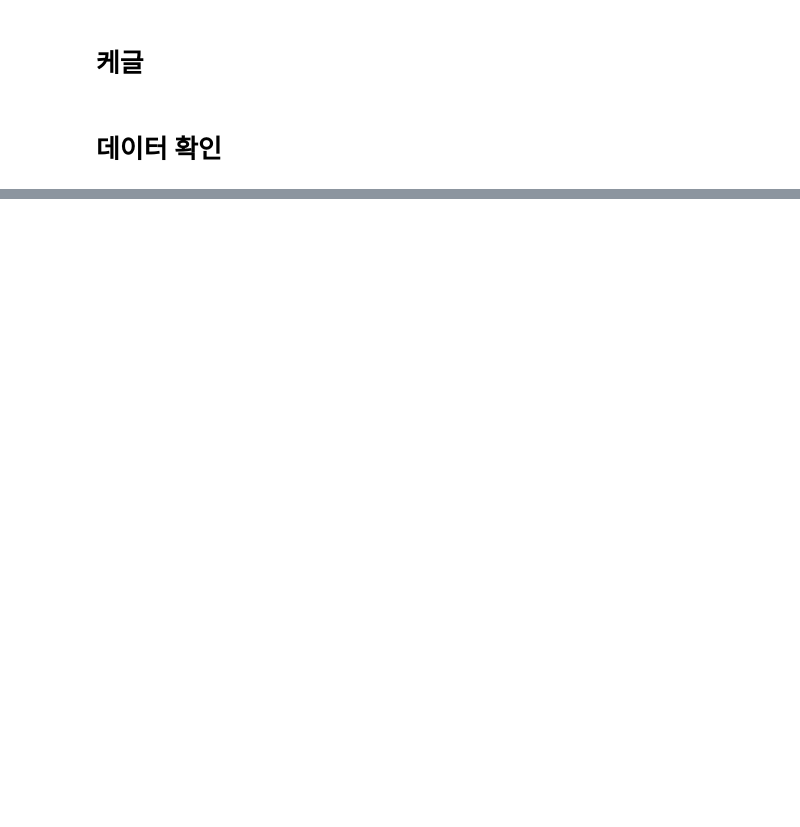
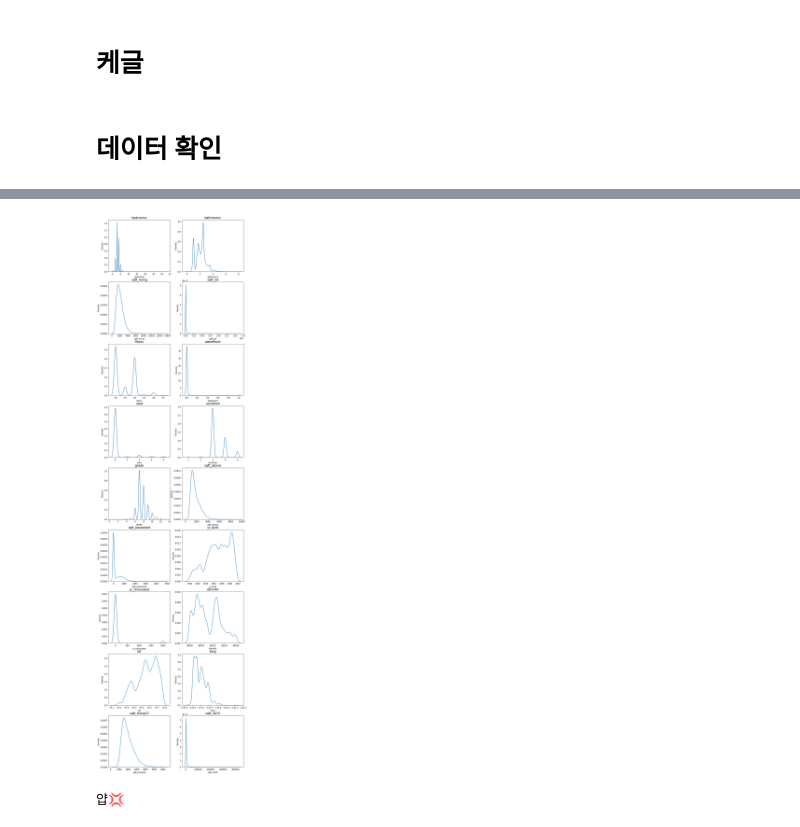
Before and after one commit to HSC-1/aiffel_achieve, a Jupyter notebook: (E9)keggle.ipynb, the cells around one changed output, grey strips where cells are left out. Saved outputs shown, nothing was run; the diff lists cells and outputs as text; code cells hidden in the pictures; blank space fills up the shorter version.

```diff
--- a/(E9)keggle.ipynb
+++ b/(E9)keggle.ipynb
@@ -16,0 +110,4 @@ sales = pd.read_csv('')
+# %%
+data['date'] = data['date'].apply(lambda x : str(x[:6]))
+
+data.head()
@@ -16,0 +121,24 @@ sales = pd.read_csv('')
+# %%
+fig, ax = plt.subplots(9, 2, figsize=(12, 50))   # 가로스크롤 때문에 그래프 확인이 불편하다면 figsize의 x값을 조절해 보세요.
+
+# id 변수(count==0인 경우)는 제외하고 분포를 확인합니다.
+count = 1
+columns = data.columns
+for row in range(9):
+    for col in range(2):
+        sns.kdeplot(data[columns[count]], ax=ax[row][col])
+        ax[row][col].set_title(columns[count], fontsize=15)
+        count += 1
+        if count == 19 :
+            break
+# %% [output]
+[figure, added]
+# %%
+skew_columns = ['bedrooms', 'sqft_living', 'sqft_lot', 'sqft_above', 'sqft_basement']
+
+for c in skew_columns:
+    data[c] = np.log1p(data[c].values)
+
+print('얍💢')
+# %% [output]
+얍💢
```
Also changed, not shown: parts of 25 cells of this notebook, 1 other file.
